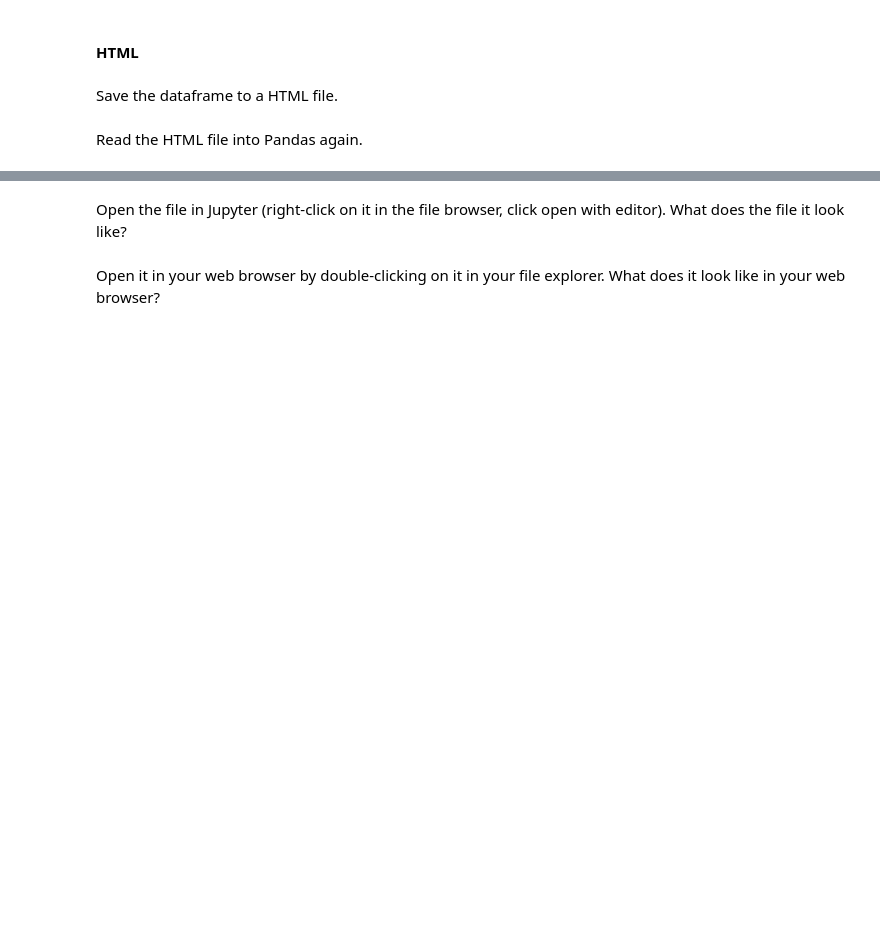
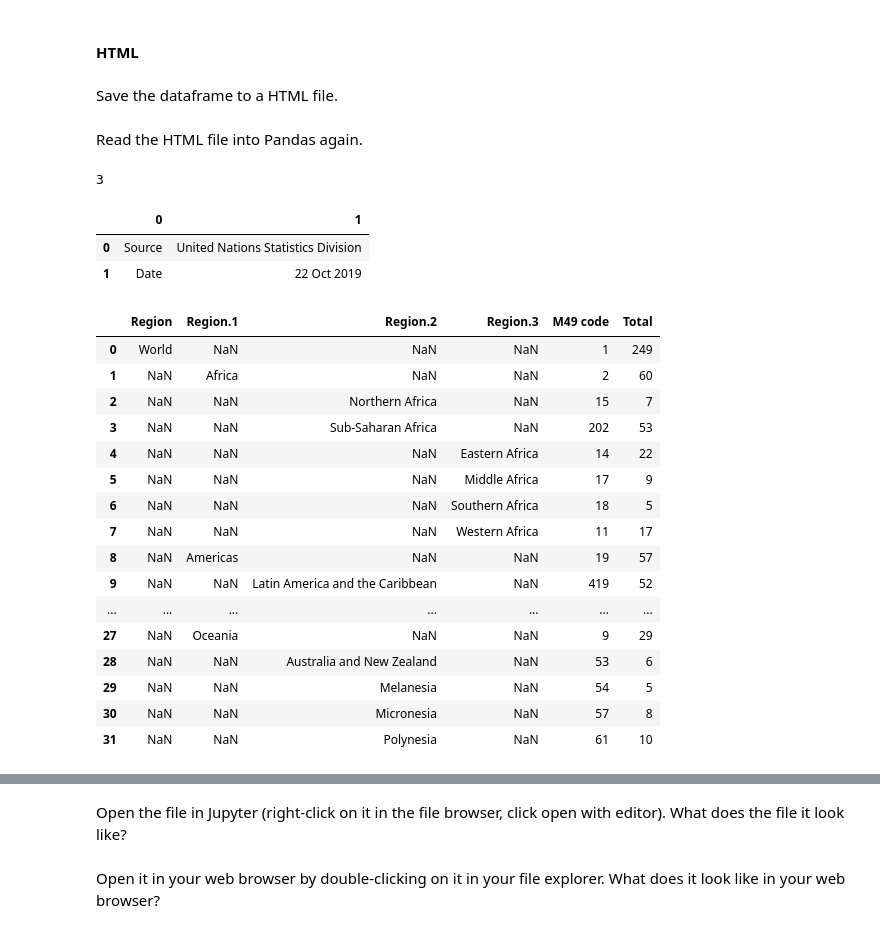
Before and after one commit to nickdelgrosso/Intro2Python, a Jupyter notebook: 12_DataFrame_Creation.ipynb, the cells around one changed output, grey strips where cells are left out. Cells and saved outputs as stored; diff of their text form; code cells hidden in the pictures; blank space fills up the shorter version.

```diff
--- a/12_DataFrame_Creation.ipynb
+++ b/12_DataFrame_Creation.ipynb
@@ -154,2 +161,33 @@ Save the dataframe to a HTML file.
 # %% [markdown]
 Read the HTML file into Pandas again.
+# %%
+dfs = pd.read_html("https://statisticstimes.com/geography/countries-by-continents.php")
+len(dfs)
+# %% [output]
+3
+# %%
+dfs[0]
+# %% [output]
+|  | 0 | 1 |
+| 0 | Source | United Nations Statistics Division |
+| 1 | Date | 22 Oct 2019 |
+# %%
+dfs[1]
+# %% [output]
+|  | Region | Region.1 | Region.2 | Region.3 | M49 code | Total |
+| 0 | World | NaN | NaN | NaN | 1 | 249 |
+| 1 | NaN | Africa | NaN | NaN | 2 | 60 |
+| 2 | NaN | NaN | Northern Africa | NaN | 15 | 7 |
+| 3 | NaN | NaN | Sub-Saharan Africa | NaN | 202 | 53 |
+| 4 | NaN | NaN | NaN | Eastern Africa | 14 | 22 |
+| 5 | NaN | NaN | NaN | Middle Africa | 17 | 9 |
+| 6 | NaN | NaN | NaN | Southern Africa | 18 | 5 |
+| 7 | NaN | NaN | NaN | Western Africa | 11 | 17 |
+| 8 | NaN | Americas | NaN | NaN | 19 | 57 |
+| 9 | NaN | NaN | Latin America and the Caribbean | NaN | 419 | 52 |
+| ... | ... | ... | ... | ... | ... | ... |
+| 27 | NaN | Oceania | NaN | NaN | 9 | 29 |
+| 28 | NaN | NaN | Australia and New Zealand | NaN | 53 | 6 |
+| 29 | NaN | NaN | Melanesia | NaN | 54 | 5 |
+| 30 | NaN | NaN | Micronesia | NaN | 57 | 8 |
+| 31 | NaN | NaN | Polynesia | NaN | 61 | 10 |
```
Also changed, not shown: parts of 13 cells of this notebook, 6 other files.
